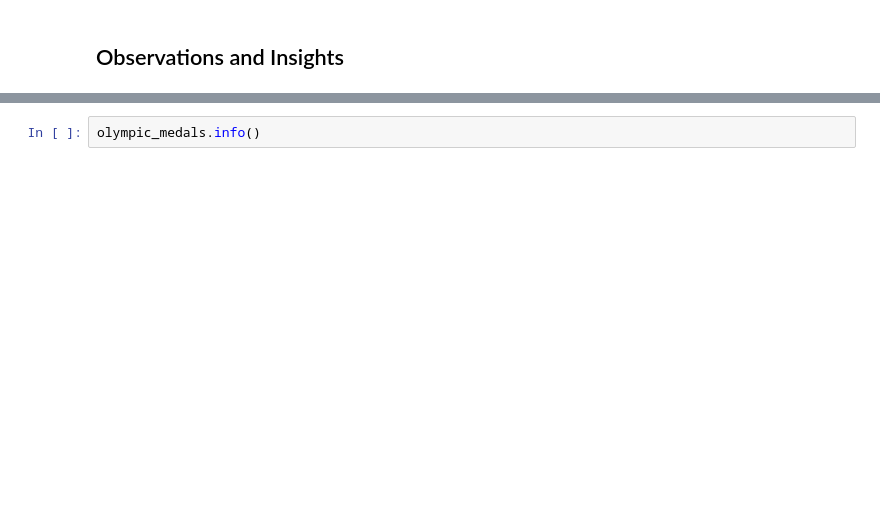
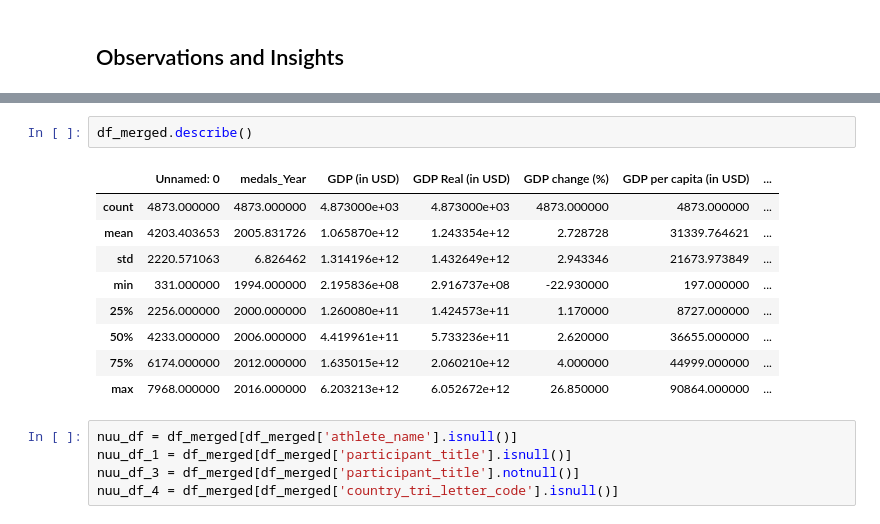
Before and after one commit to AlishaSHM/SMU_PROJECT1_OLYMPICS, a Jupyter notebook: Kidist_Work/Olympics_athletics_event.ipynb, the cells around one changed output, grey strips where cells are left out. Cells and saved outputs as stored; diff of their text form; blank space fills up the shorter version.

```diff
--- a/Kidist_Work/Olympics_athletics_event.ipynb
+++ b/Kidist_Work/Olympics_athletics_event.ipynb
@@ -68,2 +91,17 @@ athlete_events.info()
-# %%
-olympic_medals.info()
+# %%
+df_merged.describe()
+# %% [output]
+|  | Unnamed: 0 | medals_Year | GDP (in USD) | GDP Real (in USD) | GDP change (%) | GDP per capita (in USD) | ... |
+| count | 4873.000000 | 4873.000000 | 4.873000e+03 | 4.873000e+03 | 4873.000000 | 4873.000000 | ... |
+| mean | 4203.403653 | 2005.831726 | 1.065870e+12 | 1.243354e+12 | 2.728728 | 31339.764621 | ... |
+| std | 2220.571063 | 6.826462 | 1.314196e+12 | 1.432649e+12 | 2.943346 | 21673.973849 | ... |
+| min | 331.000000 | 1994.000000 | 2.195836e+08 | 2.916737e+08 | -22.930000 | 197.000000 | ... |
+| 25% | 2256.000000 | 2000.000000 | 1.260080e+11 | 1.424573e+11 | 1.170000 | 8727.000000 | ... |
+| 50% | 4233.000000 | 2006.000000 | 4.419961e+11 | 5.733236e+11 | 2.620000 | 36655.000000 | ... |
+| 75% | 6174.000000 | 2012.000000 | 1.635015e+12 | 2.060210e+12 | 4.000000 | 44999.000000 | ... |
+| max | 7968.000000 | 2016.000000 | 6.203213e+12 | 6.052672e+12 | 26.850000 | 90864.000000 | ... |
+# %%
+nuu_df = df_merged[df_merged['athlete_name'].isnull()]
+nuu_df_1 = df_merged[df_merged['participant_title'].isnull()]
+nuu_df_3 = df_merged[df_merged['participant_title'].notnull()]
+nuu_df_4 = df_merged[df_merged['country_tri_letter_code'].isnull()]
```
Also changed, not shown: parts of 13 cells of this notebook.
